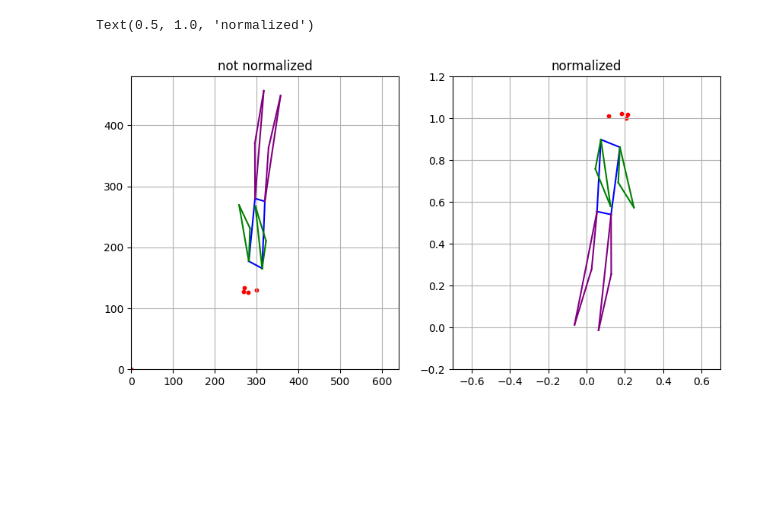
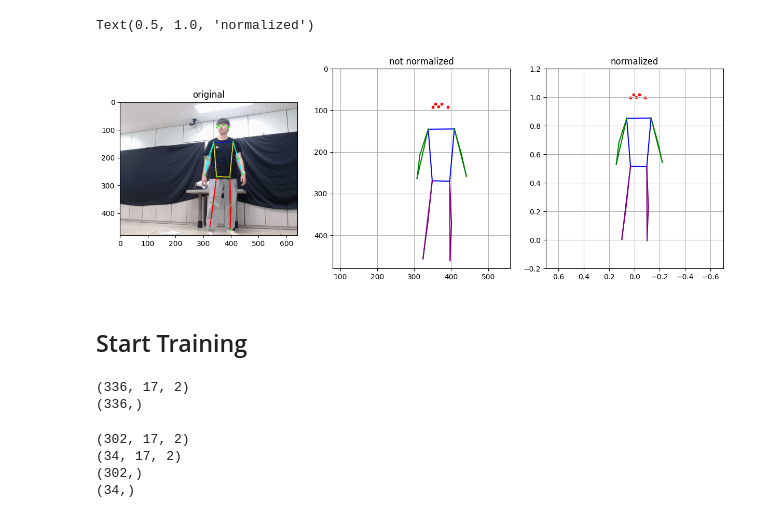
Before and after one commit to Harco-Lab-Study/toyproject_golf, a Jupyter notebook: preprocess.ipynb, the cells around one changed output. Drawn from its saved outputs; the diff is of its cells as text; code cells hidden in the pictures; blank space fills up the shorter version.

```diff
--- a/preprocess.ipynb
+++ b/preprocess.ipynb
@@ -10,20 +12,23 @@ not_adress_raw_data = load_json('./dataset/not_address.json')
 # %%
 # Load Json 데이터
 label = []
-keypoints = []
+address_keypoints = []
+not_address_keypoints = []
 
 for address in adress_raw_data:
     label.append(address['label'])
-    keypoints.append(address['keypoints'])
+    address_keypoints.append(address['keypoints'])
 
 for not_address in not_adress_raw_data:
     label.append(not_address['label'])
-    keypoints.append(not_address['keypoints'])
+    not_address_keypoints.append(not_address['keypoints'])
 
 
-keypoints = np.array(keypoints) # (N,17,2) ->  인풋
-label = np.array(label) # (N,1) -> 아웃풋
+address_keypoints = np.array(address_keypoints) # (136,17,2) ->  인풋
+not_address_keypoints = np.array(not_address_keypoints) # (200,17,2) -> 인풋
+label = np.array(label) # (336,) -> 아웃풋
 
-print(keypoints.shape)
+print(address_keypoints.shape)
+print(not_address_keypoints.shape)
 print(label.shape)
 # %% [output]
@@ -40,0 +44,5 @@ print(normalized_keypoints.shape)
+# %%
+address_normalized_keypoints = normalization(address_keypoints)
+not_address_normalized_keypoints = normalization(not_address_keypoints)
+print(address_normalized_keypoints.shape)
+print(not_address_normalized_keypoints.shape)
@@ -60,17 +78,48 @@ Text(0.5, 1.0, 'normalized')
 # %%
+# load jpg
+not_address_img = plt.imread('./dataset/img/not_address/0.jpg')
+
 # Not Address
-plt.figure(figsize=(10,5))
-plt.subplot(1,2,1)
-body_drawing(keypoints[300])
-plt.xlim(0,640)
-plt.ylim(0,480)
+plt.figure(figsize=(15,5))
+plt.subplot(1,3,1)
+plt.imshow(not_address_img)
+plt.title('original')
+
+plt.subplot(1,3,2)
+body_drawing(not_address_keypoints[0])
+plt.xlim(80,560)
+plt.ylim(480,0)
 plt.title('not normalized')
 
-plt.subplot(1,2,2)
-body_drawing(normalized_keypoints[300])
-plt.xlim(-0.7, 0.7)
+plt.subplot(1,3,3)
+body_drawing(not_address_normalized_keypoints[0])
+plt.xlim(0.7, -0.7)
 plt.ylim(-0.2, 1.2)
 plt.title('normalized')
 # %% [output]
 Text(0.5, 1.0, 'normalized')
-[figure, old version]
+[figure, new version]
+# %% [markdown]
+## Start Training
+# %%
+x = np.concatenate((address_normalized_keypoints, not_address_normalized_keypoints), axis=0)
+y = np.array(label)
+
+print(x.shape)
+print(y.shape)
+# %% [output]
+(336, 17, 2)
+(336,)
+# %%
+from sklearn.model_selection import train_test_split
+x_train, x_test, y_train, y_test = train_test_split(x, y ,test_size=0.1, random_state=42)
+
+print(x_train.shape)
+print(x_test.shape)
+print(y_train.shape)
+print(y_test.shape)
+# %% [output]
+(302, 17, 2)
+(34, 17, 2)
+(302,)
+(34,)
```
Also changed, not shown: parts of 9 cells of this notebook.
